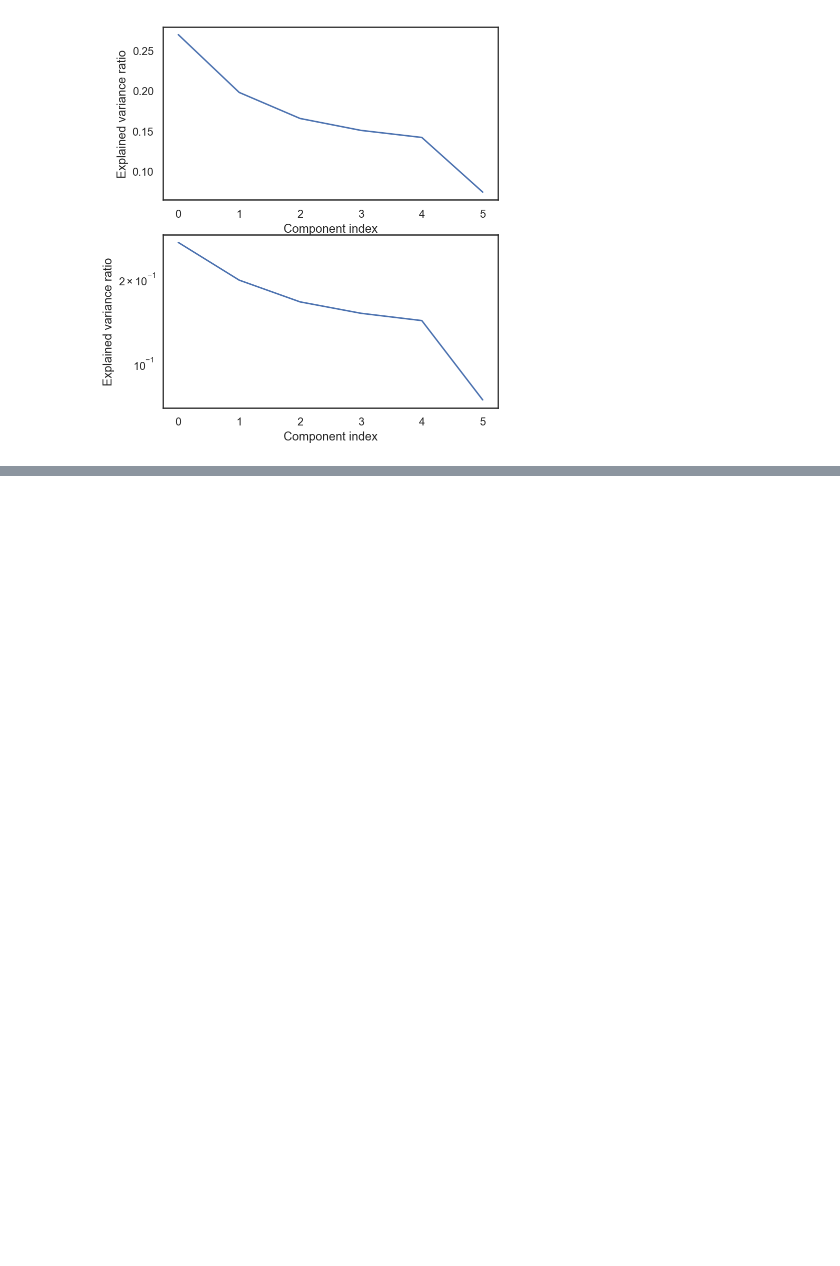
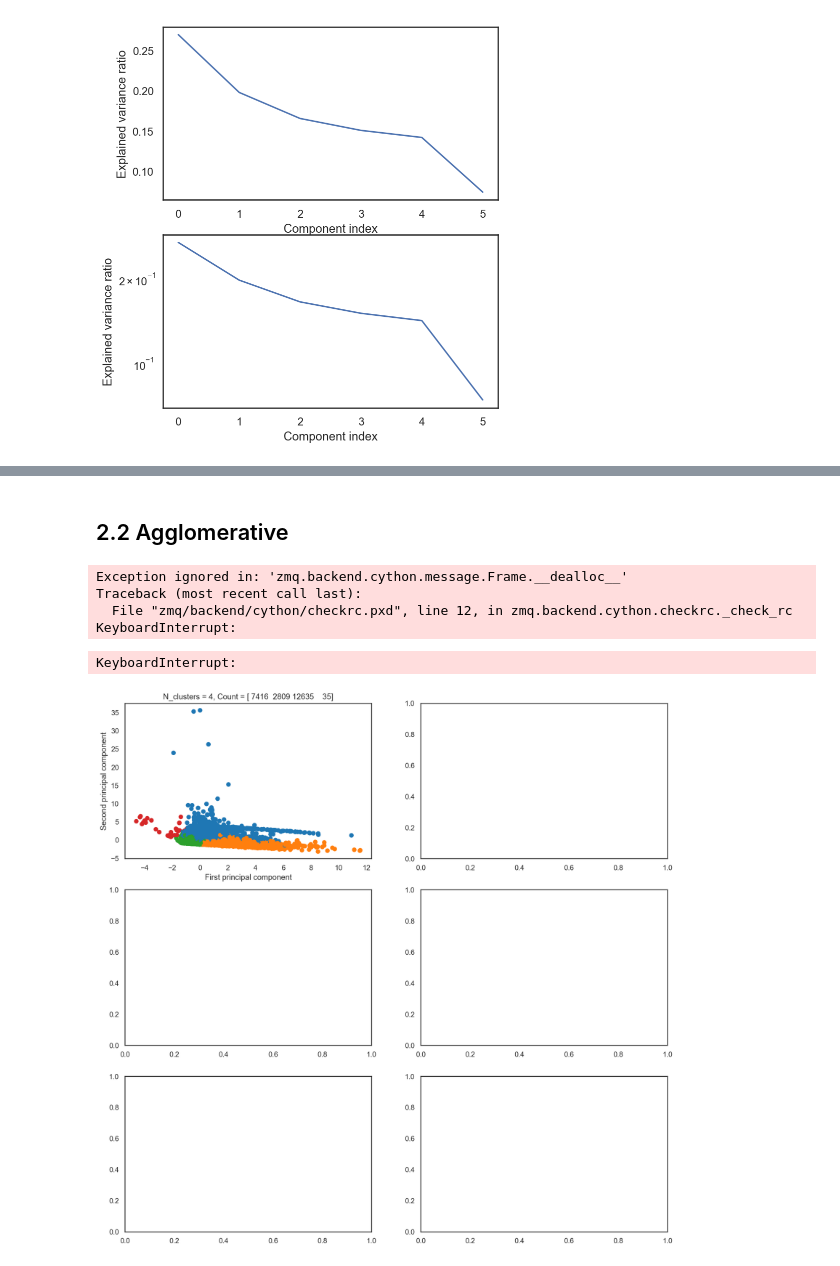
Before and after one commit to tarrelateto1/dataMining, a Jupyter notebook: Project.ipynb, the cells around one changed output, grey strips where cells are left out. Saved outputs shown, nothing was run; the diff lists cells and outputs as text; code cells hidden in the pictures; blank space fills up the shorter version.

```diff
--- a/Project.ipynb
+++ b/Project.ipynb
@@ -196,0 +252,24 @@ for ax in axes:
+# %% [markdown]
+## 2.2 Agglomerative
+# %%
+from sklearn.cluster import AgglomerativeClustering
+# Agglomerative Clustering, tuning 'n_clusters' for the following mentioned values:
+
+# your code here
+fig, axes = plt.subplots(3, 2, figsize=(15, 15))
+for ax, n_clusters in zip(axes.ravel(), [4, 5, 6, 8, 10, 12]):
+    agg = AgglomerativeClustering(n_clusters=n_clusters, linkage='ward')
+    agg.fit(X_scaled)
+    ax.scatter(X_pca_scaled[:, 0], X_pca_scaled[:, 1], c=plt.cm.tab10(agg.labels_))
+    ax.set_title("N_clusters = {}, Count = {}".format(n_clusters, np.bincount(agg.labels_)))
+    ax.set_xlabel("First principal component")
+    ax.set_ylabel("Second principal component")
+fig.tight_layout()
+plt.show()
+# %% [output]
+Exception ignored in: 'zmq.backend.cython.message.Frame.__dealloc__'
+Traceback (most recent call last):
+  File "zmq/backend/cython/checkrc.pxd", line 12, in zmq.backend.cython.checkrc._check_rc
+KeyboardInterrupt:
+KeyboardInterrupt:
+[figure, added]
```
Also changed, not shown: parts of 16 cells of this notebook.
